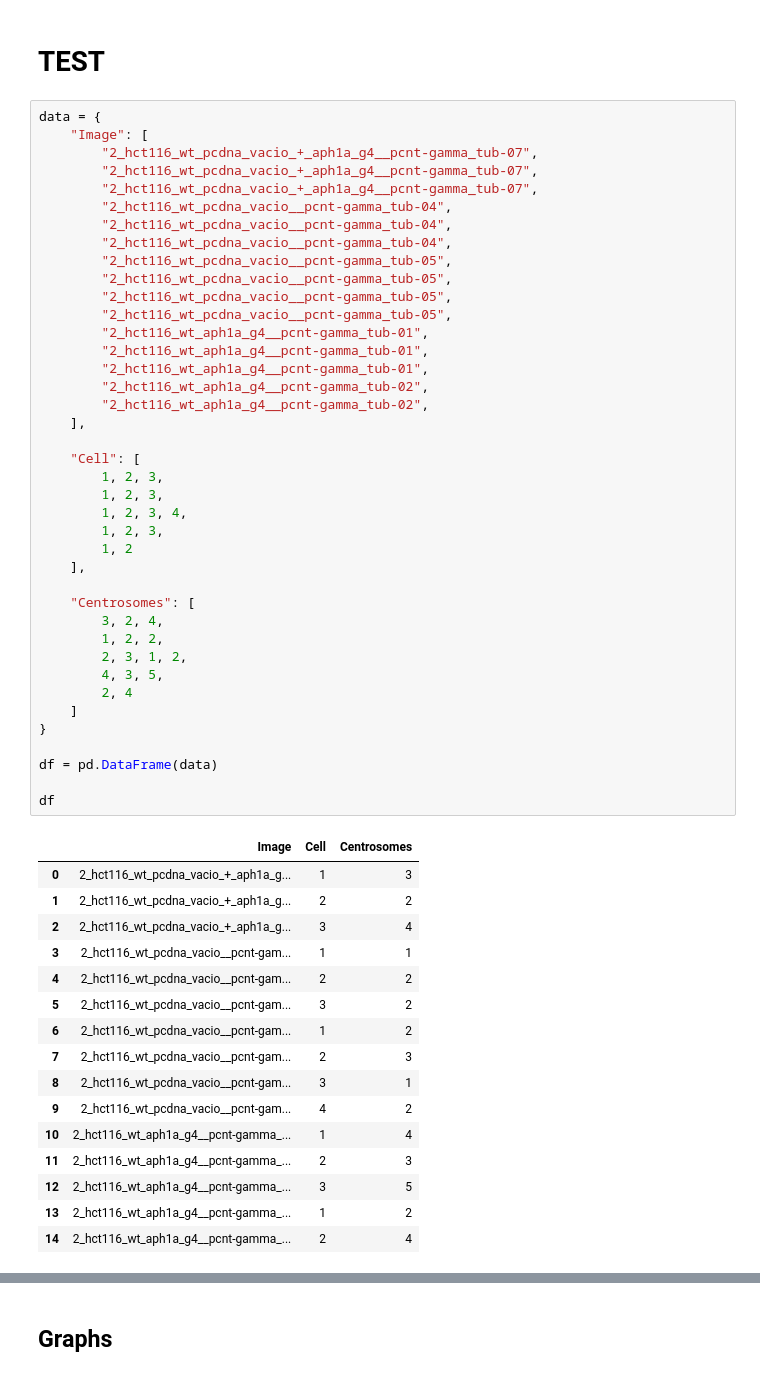
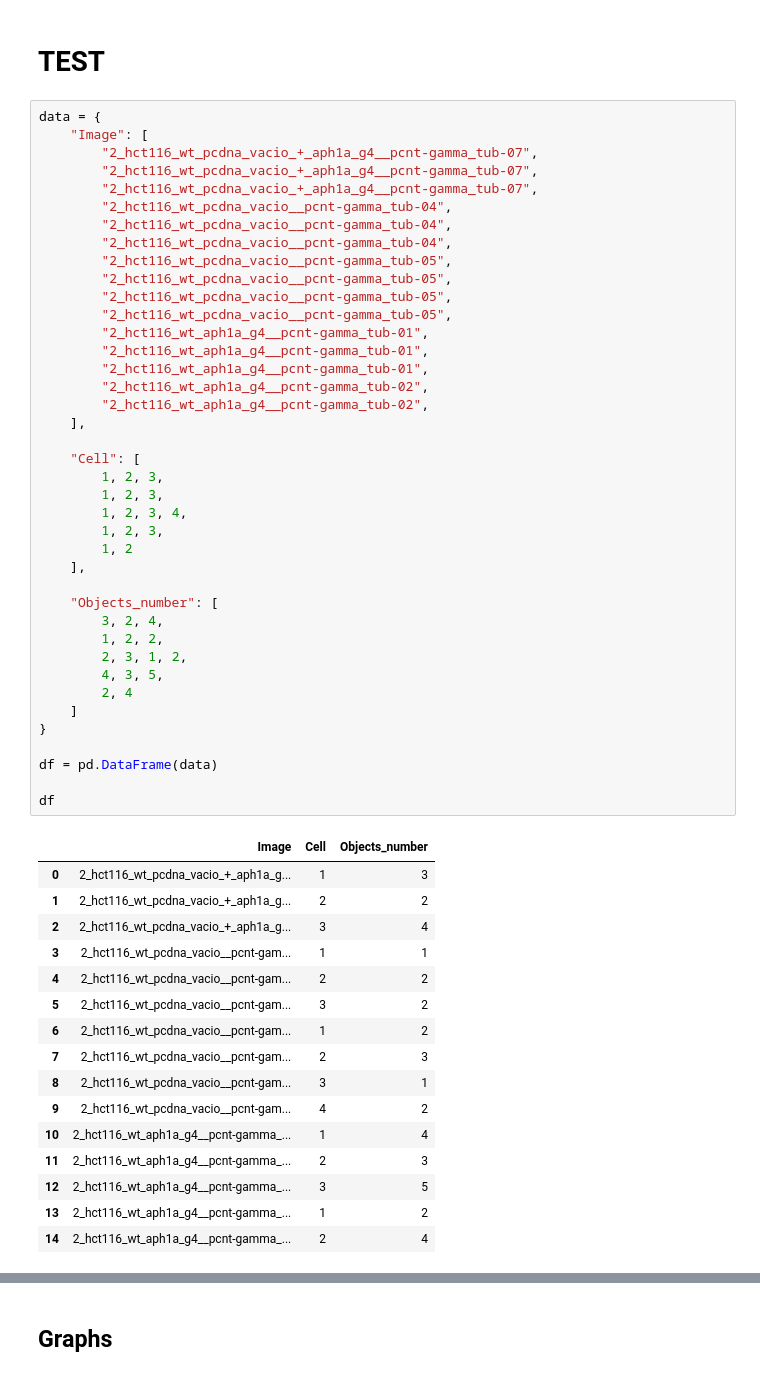
Before and after one commit to Lopatushka/centrosomes_analysis, a Jupyter notebook: notebook.ipynb, the cells around one changed output, grey strips where cells are left out. Drawn from its saved outputs; the diff is of its cells as text.

```diff
--- a/notebook.ipynb
+++ b/notebook.ipynb
@@ -88,35 +82,35 @@ data = {
         "2_hct116_wt_pcdna_vacio__pcnt-gamma_tub-05",
         "2_hct116_wt_pcdna_vacio__pcnt-gamma_tub-05",
         "2_hct116_wt_pcdna_vacio__pcnt-gamma_tub-05",
         "2_hct116_wt_aph1a_g4__pcnt-gamma_tub-01",
         "2_hct116_wt_aph1a_g4__pcnt-gamma_tub-01",
         "2_hct116_wt_aph1a_g4__pcnt-gamma_tub-01",
         "2_hct116_wt_aph1a_g4__pcnt-gamma_tub-02",
         "2_hct116_wt_aph1a_g4__pcnt-gamma_tub-02",
     ],
 
     "Cell": [
         1, 2, 3,
         1, 2, 3,
         1, 2, 3, 4,
         1, 2, 3,
         1, 2
     ],
 
-    "Centrosomes": [
+    "Objects_number": [
         3, 2, 4,
         1, 2, 2,
         2, 3, 1, 2,
         4, 3, 5,
         2, 4
     ]
 }
 
 df = pd.DataFrame(data)
 
 df
 # %% [output]
-|  | Image | Cell | Centrosomes |
+|  | Image | Cell | Objects_number |
 | 0 | 2_hct116_wt_pcdna_vacio_+_aph1a_g... | 1 | 3 |
 | 1 | 2_hct116_wt_pcdna_vacio_+_aph1a_g... | 2 | 2 |
 | 2 | 2_hct116_wt_pcdna_vacio_+_aph1a_g... | 3 | 4 |
```
Also changed, not shown: parts of 4 cells of this notebook.
